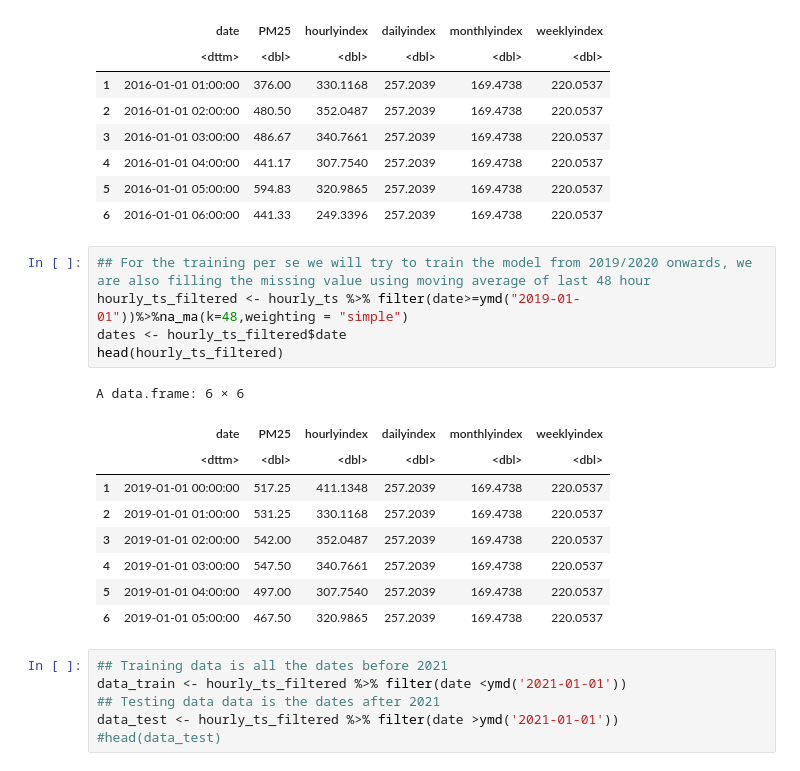
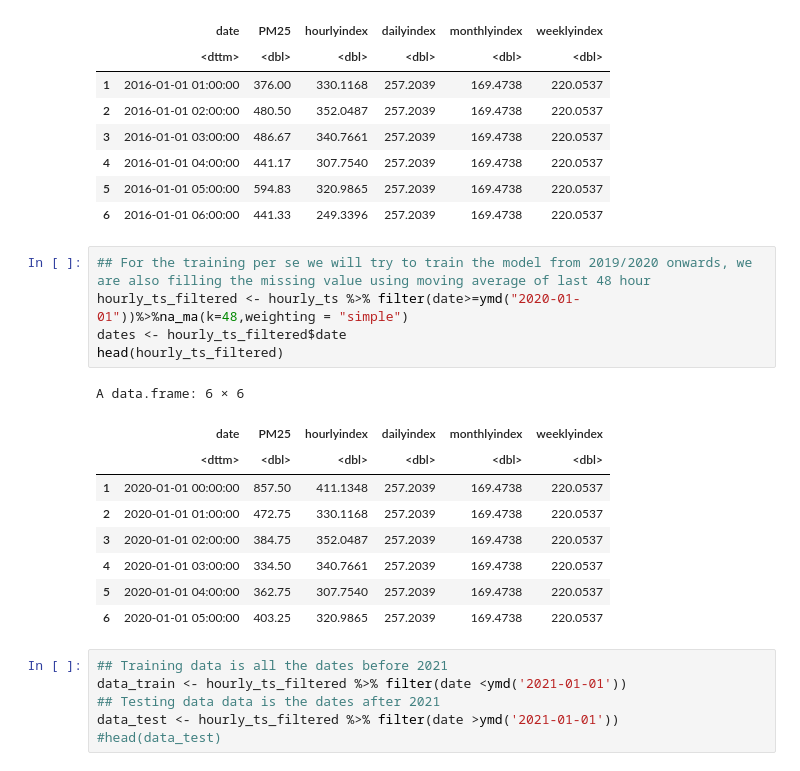
Before and after one commit to adeel1997/AQ_Forecasting, a Jupyter notebook: Multi_step_forecast_ML_Forecast.ipynb, the cells around one changed output. Drawn from its saved outputs; the diff is of its cells as text.

```diff
--- a/Multi_step_forecast_ML_Forecast.ipynb
+++ b/Multi_step_forecast_ML_Forecast.ipynb
@@ -255,19 +255,19 @@ A data.frame: 6 × 6
 | 6 | 2016-01-01 06:00:00 | 441.33 | 249.3396 | 257.2039 | 169.4738 | 220.0537 |
 # %%
 ## For the training per se we will try to train the model from 2019/2020 onwards, we are also filling the missing value using moving average of last 48 hour
-hourly_ts_filtered <- hourly_ts %>% filter(date>=ymd("2019-01-01"))%>%na_ma(k=48,weighting = "simple")
+hourly_ts_filtered <- hourly_ts %>% filter(date>=ymd("2020-01-01"))%>%na_ma(k=48,weighting = "simple")
 dates <- hourly_ts_filtered$date
 head(hourly_ts_filtered)
 # %% [output]
 A data.frame: 6 × 6
 |  | date | PM25 | hourlyindex | dailyindex | monthlyindex | weeklyindex |
 |  | <dttm> | <dbl> | <dbl> | <dbl> | <dbl> | <dbl> |
-| 1 | 2019-01-01 00:00:00 | 517.25 | 411.1348 | 257.2039 | 169.4738 | 220.0537 |
-| 2 | 2019-01-01 01:00:00 | 531.25 | 330.1168 | 257.2039 | 169.4738 | 220.0537 |
-| 3 | 2019-01-01 02:00:00 | 542.00 | 352.0487 | 257.2039 | 169.4738 | 220.0537 |
-| 4 | 2019-01-01 03:00:00 | 547.50 | 340.7661 | 257.2039 | 169.4738 | 220.0537 |
-| 5 | 2019-01-01 04:00:00 | 497.00 | 307.7540 | 257.2039 | 169.4738 | 220.0537 |
-| 6 | 2019-01-01 05:00:00 | 467.50 | 320.9865 | 257.2039 | 169.4738 | 220.0537 |
+| 1 | 2020-01-01 00:00:00 | 857.50 | 411.1348 | 257.2039 | 169.4738 | 220.0537 |
+| 2 | 2020-01-01 01:00:00 | 472.75 | 330.1168 | 257.2039 | 169.4738 | 220.0537 |
+| 3 | 2020-01-01 02:00:00 | 384.75 | 352.0487 | 257.2039 | 169.4738 | 220.0537 |
+| 4 | 2020-01-01 03:00:00 | 334.50 | 340.7661 | 257.2039 | 169.4738 | 220.0537 |
+| 5 | 2020-01-01 04:00:00 | 362.75 | 307.7540 | 257.2039 | 169.4738 | 220.0537 |
+| 6 | 2020-01-01 05:00:00 | 403.25 | 320.9865 | 257.2039 | 169.4738 | 220.0537 |
 # %%
 ## Training data is all the dates before 2021
 data_train <- hourly_ts_filtered %>% filter(date <ymd('2021-01-01'))
```
Also changed, not shown: parts of 11 cells of this notebook, 7 other files.
